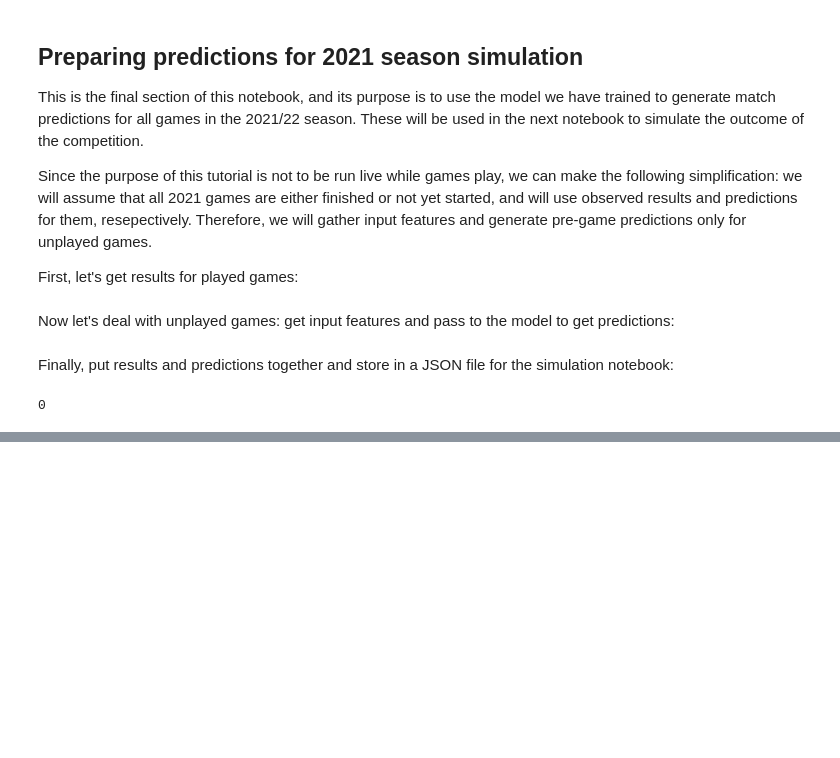
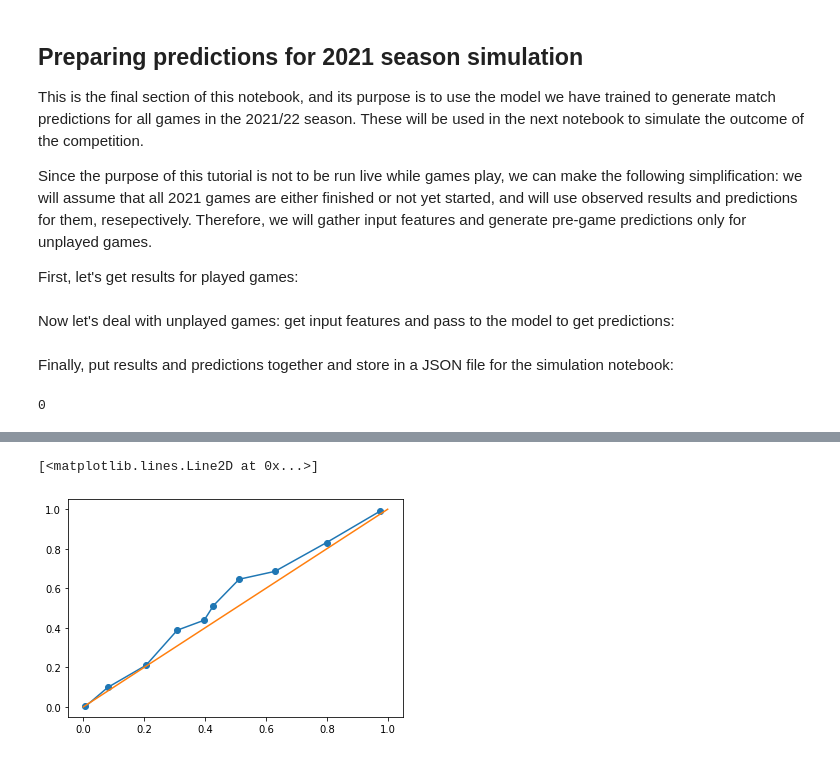
Before and after one commit to lucas-haupt/nfl-live-win-probability, a Jupyter notebook: notebooks/2_game_score_stored_model.ipynb, the cells around one changed output, grey strips where cells are left out. Drawn from its saved outputs; the diff is of its cells as text; code cells hidden in the pictures; blank space fills up the shorter version.

```diff
--- a/notebooks/2_game_score_stored_model.ipynb
+++ b/notebooks/2_game_score_stored_model.ipynb
@@ -415,0 +820,8 @@ os.system('say "done"')
+# %%
+calib_away_win = calibration_curve(test_values["away_win"], test_values["xaway_win"], strategy="quantile", n_bins=10)
+%matplotlib inline
+plt.plot(calib_away_win[1], calib_away_win[0], marker="o")
+plt.plot([0, 1], [0, 1])
+# %% [output]
+[<matplotlib.lines.Line2D at 0x...>]
+[figure, added]
```
Also changed, not shown: parts of 75 cells of this notebook, 17 other files.
